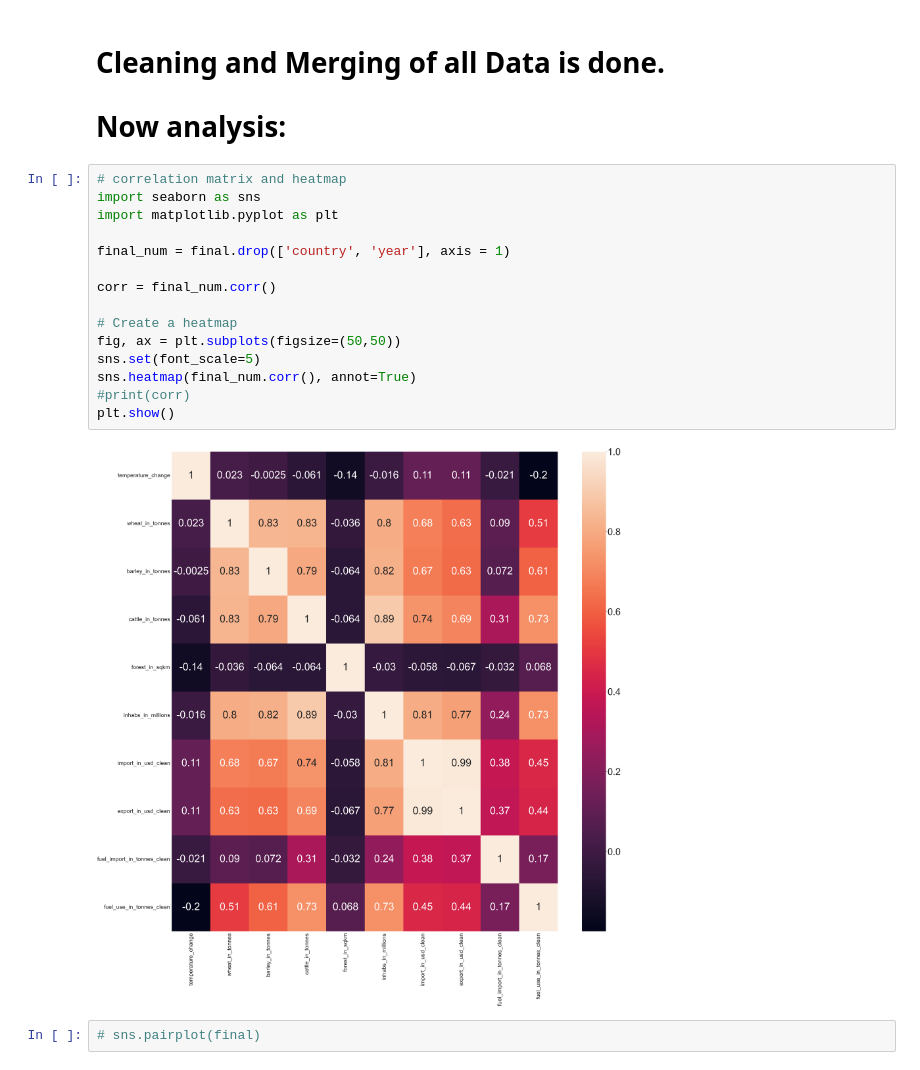
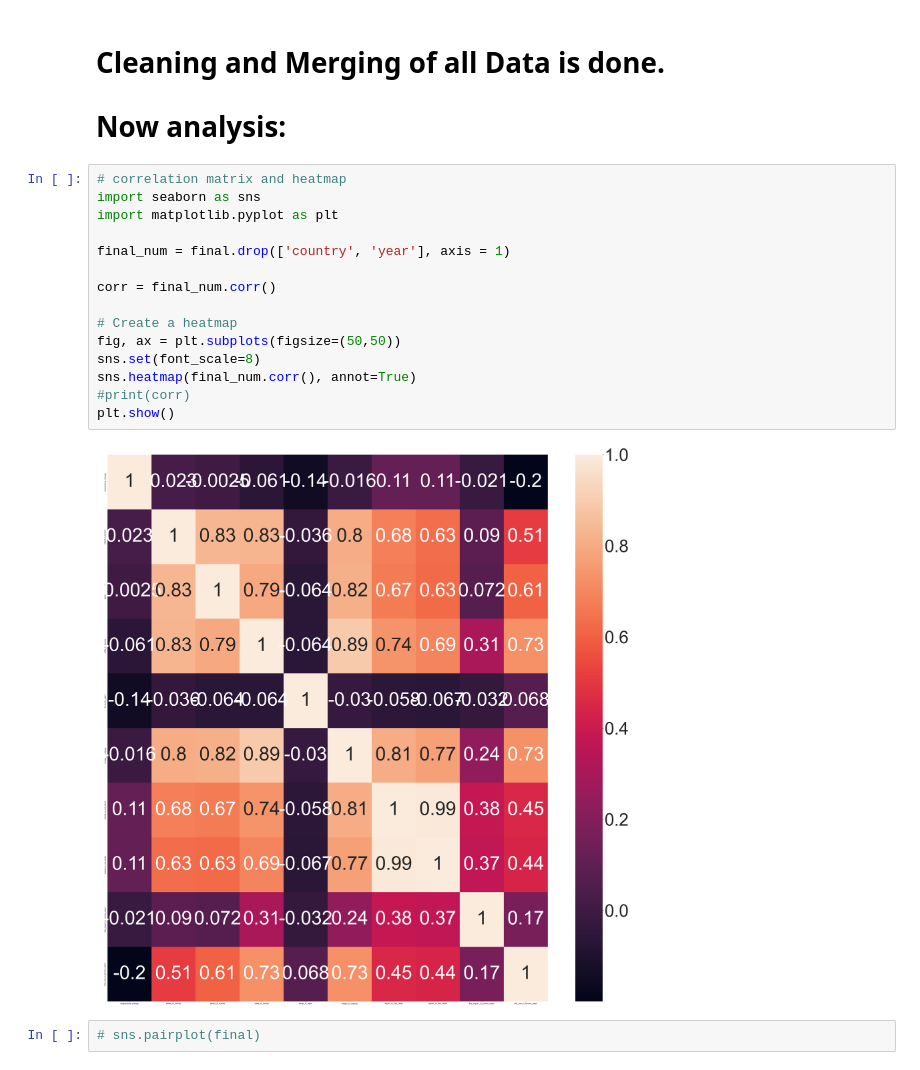
Before and after one commit to mmrachacz/Mid-IronHack-Project, a Jupyter notebook: New_Version_Temp_Change_and_other.ipynb, the cells around one changed output. Drawn from its saved outputs; the diff is of its cells as text.

```diff
--- a/New_Version_Temp_Change_and_other.ipynb
+++ b/New_Version_Temp_Change_and_other.ipynb
@@ -1473,20 +1473,20 @@ final.to_csv('Final_Table.csv', index=False)
 # %%
 # correlation matrix and heatmap
 import seaborn as sns
 import matplotlib.pyplot as plt
 
 final_num = final.drop(['country', 'year'], axis = 1)
 
 corr = final_num.corr()
 
 # Create a heatmap
 fig, ax = plt.subplots(figsize=(50,50))
-sns.set(font_scale=5)
+sns.set(font_scale=8)
 sns.heatmap(final_num.corr(), annot=True)
 #print(corr)
 plt.show()
 # %% [output]
-[figure, old version]
+[figure, new version]
 # %%
 # sns.pairplot(final)
 # %% [markdown]
```
Also changed, not shown: parts of 36 cells of this notebook, 1 other file.
